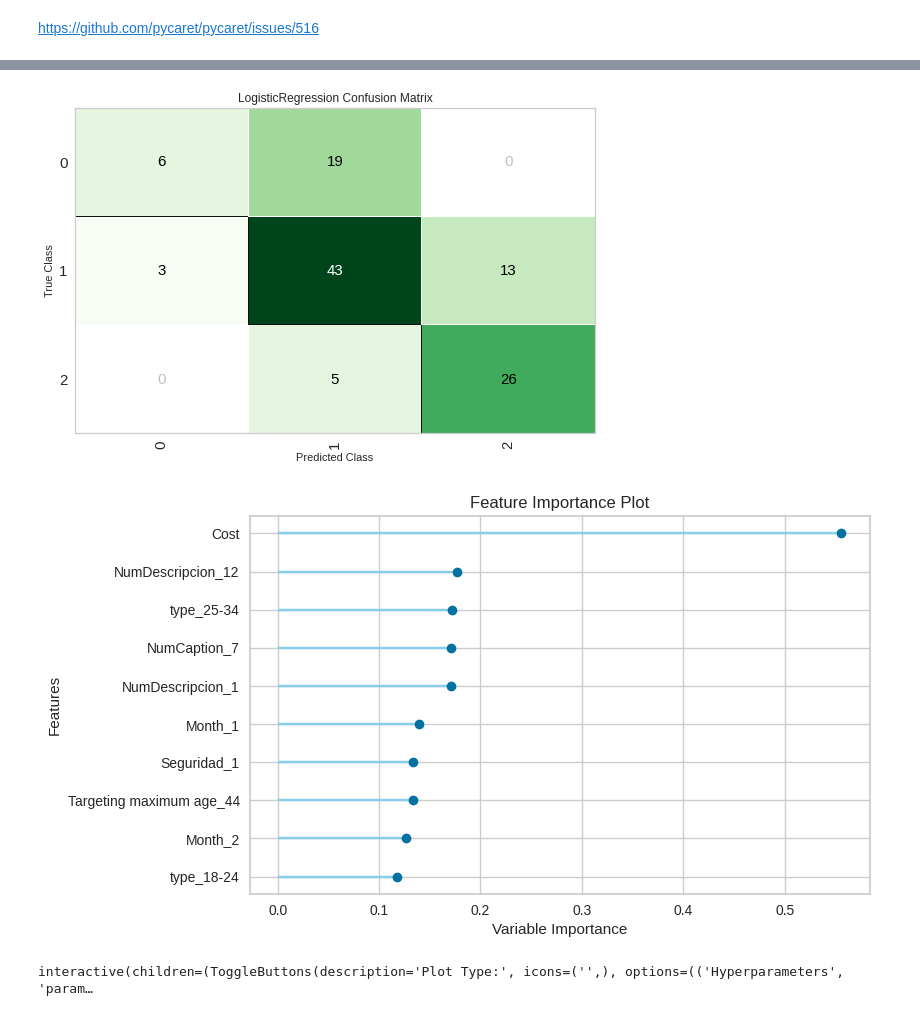
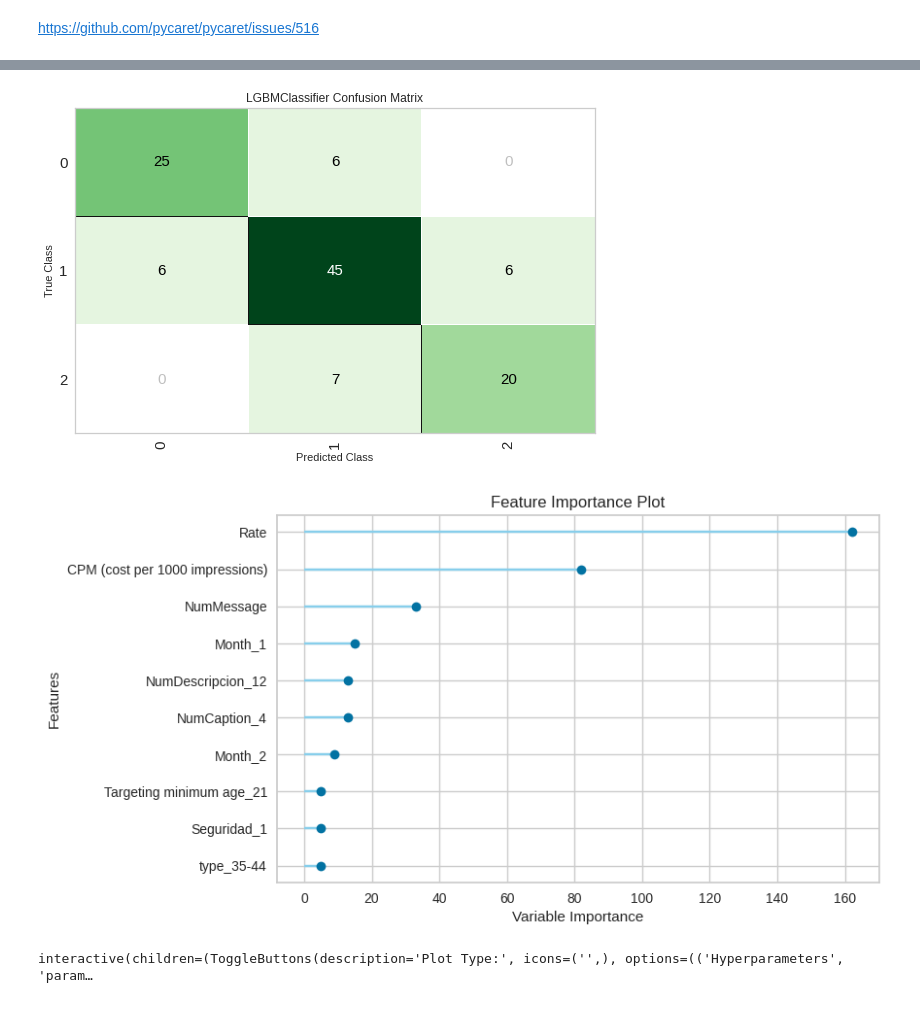
Before and after one commit to cvillarr123/marketingKPI, a Jupyter notebook: CLASIFICACION.ipynb, the cells around one changed output, grey strips where cells are left out. Saved outputs shown, nothing was run; the diff lists cells and outputs as text; code cells hidden in the pictures.

```diff
--- a/CLASIFICACION.ipynb
+++ b/CLASIFICACION.ipynb
@@ -377,0 +431,12 @@ data.head(2)
+# %%
+plt.rcParams['figure.figsize'] = (18.0, 6.0)
+bins = 150
+plt.hist(data[data['Clasificacion'] == 2]['length'], alpha = 0.6, bins=bins, label='2')
+plt.hist(data[data['Clasificacion'] == 1]['length'], alpha = 0.8, bins=bins, label='1')
+plt.hist(data[data['Clasificacion'] == 0]['length'], alpha = 0.8, bins=bins, label='0')
+plt.xlabel('length')
+plt.ylabel('numbers')
+plt.legend(loc='upper right')
+plt.xlim(0,150)
+plt.grid()
+plt.show()
@@ -377,0 +502,15 @@ data.head(2)
+# %%
+# stopwords comunes en los message de las publicaciones
+
+corpus=create_corpus(0)
+
+dic=defaultdict(int)
+for word in corpus:
+    if word in stop:
+        dic[word]+=1
+
+top=sorted(dic.items(), key=lambda x:x[1],reverse=True)[:10]
+
+plt.rcParams['figure.figsize'] = (18.0, 6.0)
+x,y=zip(*top)
+plt.bar(x,y)
@@ -723,0 +1068,3 @@ lr_model  = create_model('lr')
+# %%
+# Mejor modelo
+lightgbm_model  = create_model('lightgbm')
@@ -725,6 +1086,6 @@ lr_model  = create_model('lr')
 https://github.com/pycaret/pycaret/issues/516
 # %%
 # Ajuste
-tuned_lr = tune_model(lr_model)
+tuned_lightgbm = tune_model(lightgbm_model)
 # %% [output]
 |  | Accuracy | AUC | Recall | Prec. | F1 | Kappa | MCC |
@@ -753,13 +1114,13 @@ plot_model(estimator = tuned_lr, plot = 'auc')
 # %%
 #Confusion Matrix
-plot_model(estimator = tuned_lr, plot = 'confusion_matrix')
+plot_model(estimator = tuned_lightgbm, plot = 'confusion_matrix')
 # %% [output]
-[figure, old version]
+[figure, new version]
 # %%
 #Feature Importance
 
-plot_model(estimator = tuned_lr, plot = 'feature')
+plot_model(estimator = tuned_lightgbm, plot = 'feature')
 # %% [output]
-[figure, old version]
+[figure, new version]
 # %%
 #Evaluar
```
Also changed, not shown: parts of 118 cells of this notebook.
